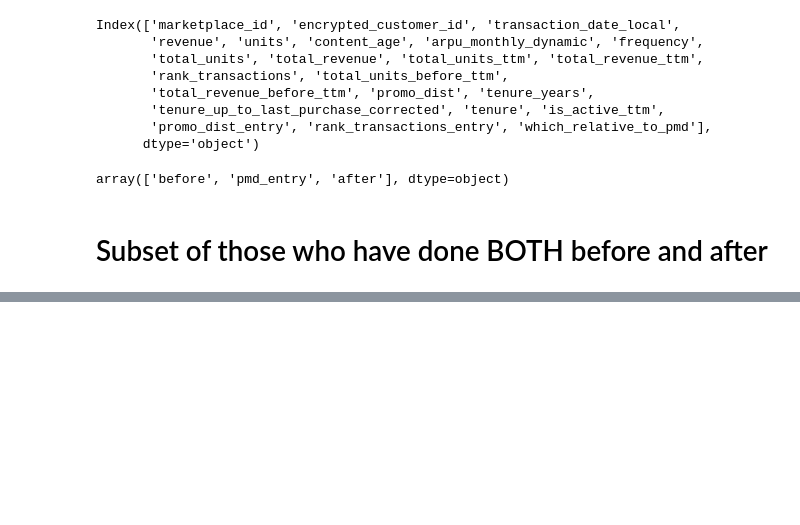
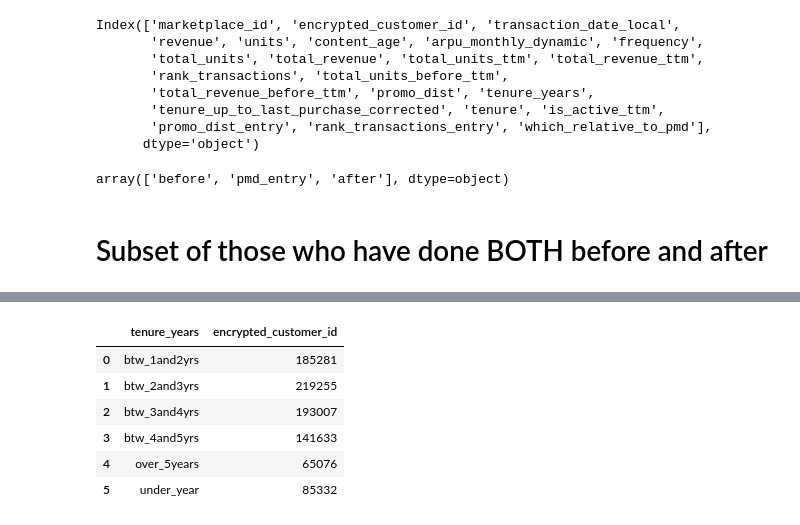
Before and after one commit to dfadeeff/AMZ_Projects, a Jupyter notebook: Granular PMD Analysis.ipynb, the cells around one changed output, grey strips where cells are left out. Cells and saved outputs as stored; diff of their text form; code cells hidden in the pictures; blank space fills up the shorter version.

```diff
--- a/Granular PMD Analysis.ipynb
+++ b/Granular PMD Analysis.ipynb
@@ -185,0 +218,10 @@ grouped, dist = final_output(d)
+# %%
+d.groupby(['tenure_years'])['encrypted_customer_id'].nunique().reset_index()
+# %% [output]
+|  | tenure_years | encrypted_customer_id |
+| 0 | btw_1and2yrs | 185281 |
+| 1 | btw_2and3yrs | 219255 |
+| 2 | btw_3and4yrs | 193007 |
+| 3 | btw_4and5yrs | 141633 |
+| 4 | over_5years | 65076 |
+| 5 | under_year | 85332 |
```
Also changed, not shown: parts of 23 cells of this notebook.
